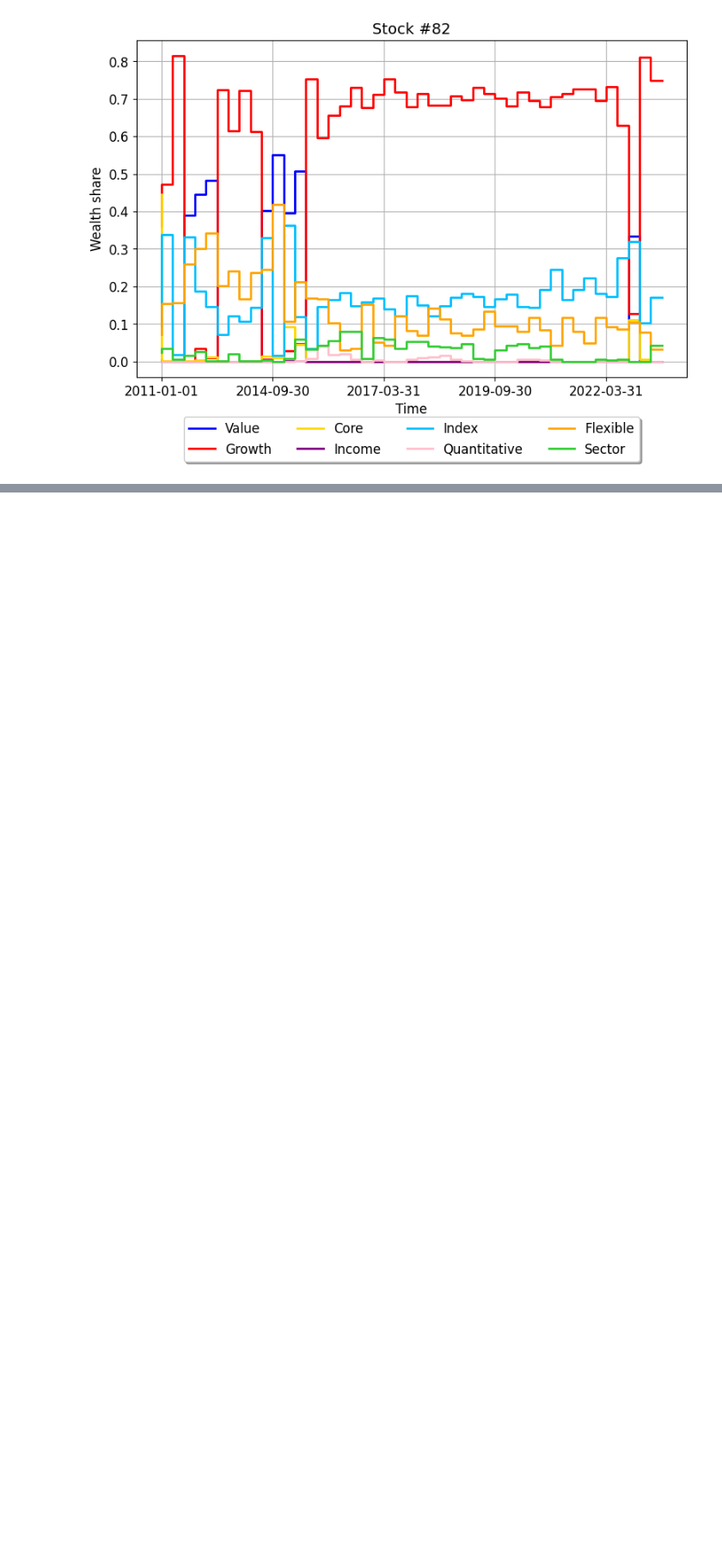
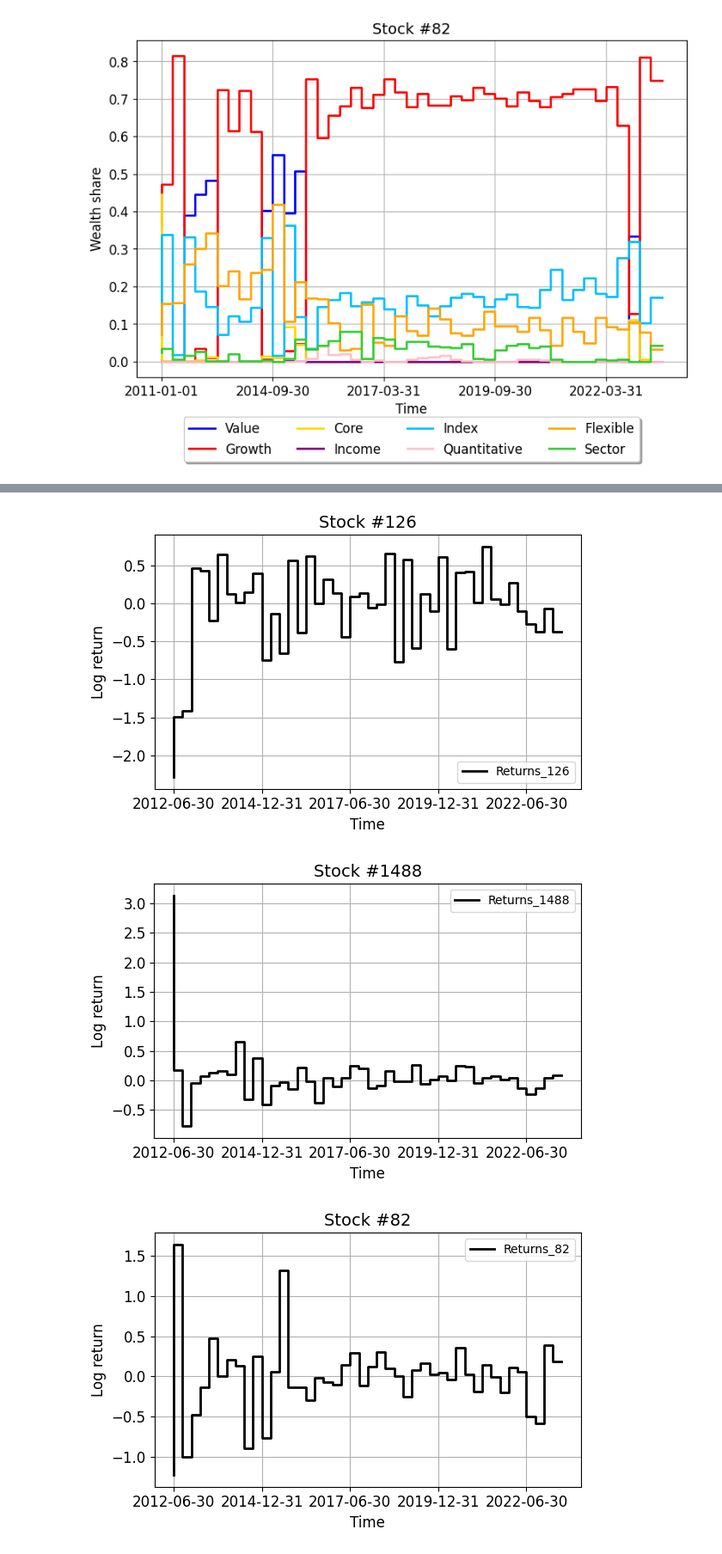
Before and after one commit to aymericvie/demo-evology, a Jupyter notebook: demo.ipynb, the cells around one changed output, grey strips where cells are left out. Shown: that part at 86% size. Drawn from its saved outputs; the diff is of its cells as text; code cells hidden in the pictures; blank space fills up the shorter version.

```diff
--- a/demo.ipynb
+++ b/demo.ipynb
@@ -141,0 +185,21 @@ show_ownership_plot(82)
+# %%
+def show_return_plot(stock_index):
+    # Generate log returns plot from period 1
+    data_qr['Returns_{}'.format(stock_index)] = np.log(data_qr['Price_{}'.format(stock_index)]) - np.log(data_qr['Price_{}'.format(stock_index)].shift(1))
+    data_qr.iloc[1:].plot(x="Date", y='Returns_{}'.format(stock_index), figsize=(6, 4), drawstyle="steps", color='black', lw=2)
+    plt.xlabel("Time", fontsize=fontsize_label)
+    plt.ylabel("Log return", fontsize=fontsize_label)
+    plt.xticks(size=fontsize_label)
+    plt.yticks(size=fontsize_label)
+    plt.grid()
+    plt.title('Stock #{}'.format(stock_index), fontsize=fontsize_title)
+    plt.tight_layout()
+    plt.show()
+
+show_return_plot(126)
+show_return_plot(1488)
+show_return_plot(82)
+# %% [output]
+[figure, added]
+[figure, added]
+[figure, added]
```
Also changed, not shown: parts of 19 cells of this notebook.
